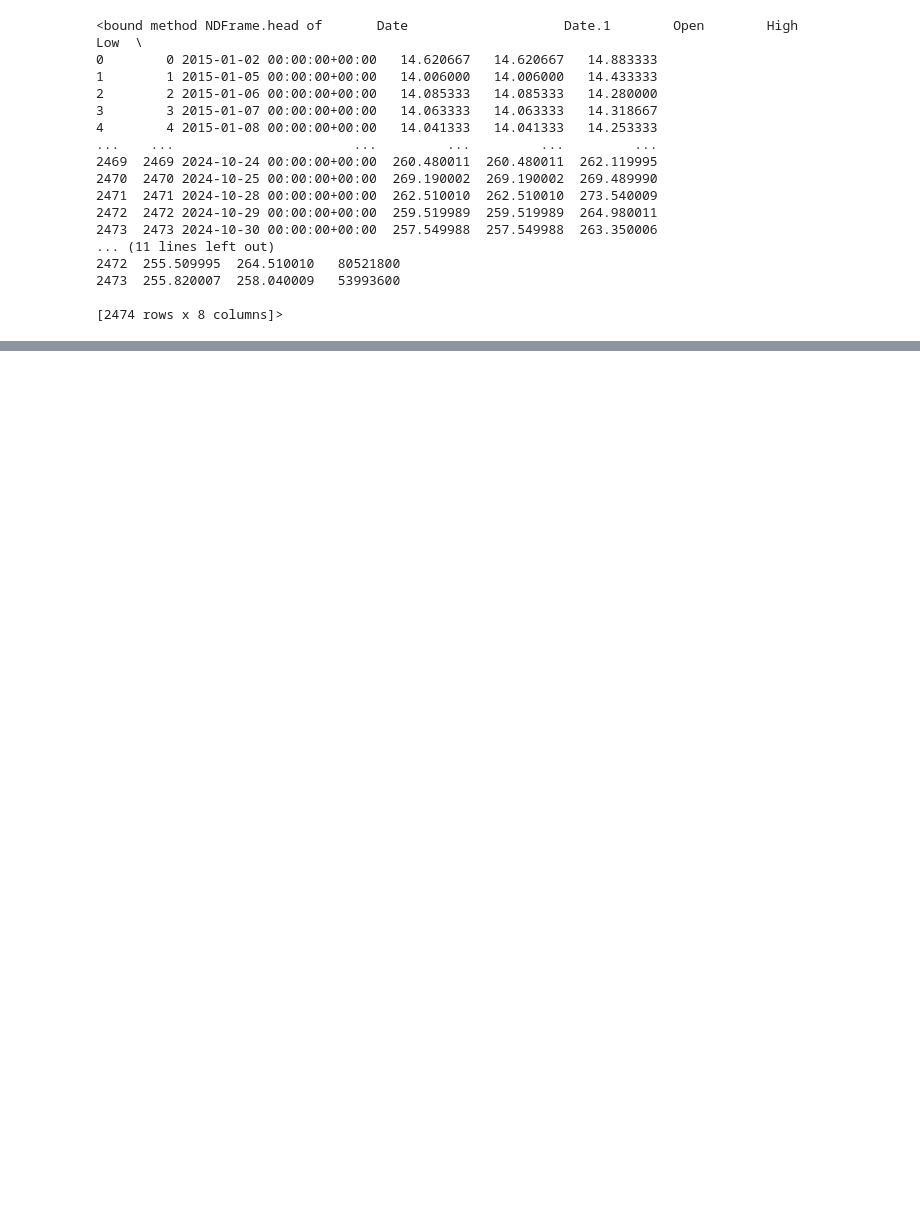
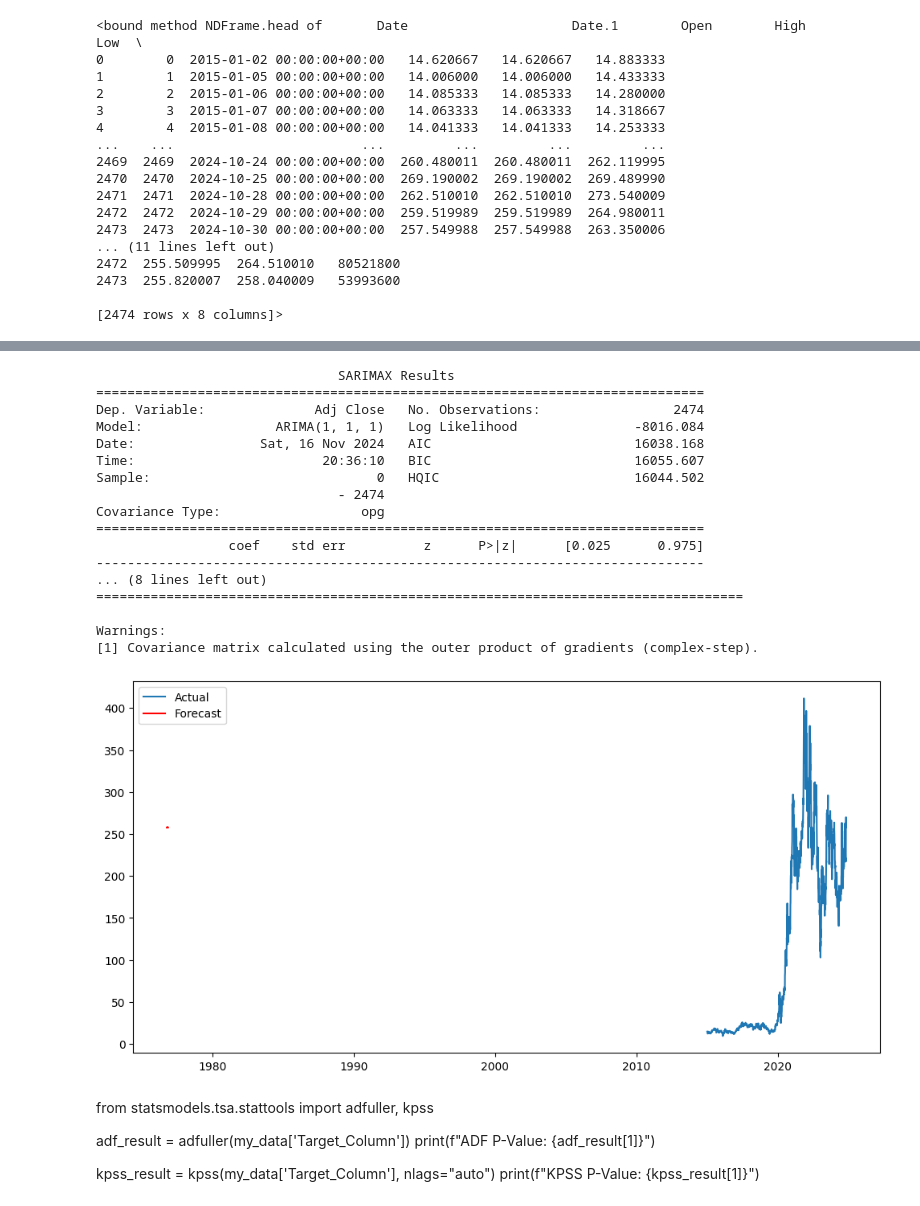
Before and after one commit to hermelawesene/GMF-portfolio-optimization--WEEK11, a Jupyter notebook: notebooks/ARIMA.ipynb, the cells around one changed output, grey strips where cells are left out. Saved outputs shown, nothing was run; the diff lists cells and outputs as text; code cells hidden in the pictures; blank space fills up the shorter version.

```diff
--- a/notebooks/ARIMA.ipynb
+++ b/notebooks/ARIMA.ipynb
@@ -47,0 +48,49 @@ KeyError: 'Date.1'
+# %%
+from statsmodels.tsa.arima.model import ARIMA
+from sklearn.metrics import mean_absolute_error, mean_squared_error
+import numpy as np
+
+# Differencing to make data stationary (if needed)
+tsla_data['Differenced'] = tsla_data['Adj Close'].diff().dropna()
+
+# Fit ARIMA model
+model = ARIMA(tsla_data['Adj Close'], order=(1, 1, 1))  # p, d, q
+arima_result = model.fit()
+
+# Forecasting
+forecast = arima_result.forecast(steps=30)  # Forecast 30 days into the future
+print(arima_result.summary())
+
+# Plot the forecast
+plt.figure(figsize=(12, 6))
+plt.plot(tsla_data['Adj Close'], label='Actual')
+plt.plot(forecast, label='Forecast', color='red')
+plt.legend()
+plt.show()
+# %% [output]
+                               SARIMAX Results
+==============================================================================
+Dep. Variable:              Adj Close   No. Observations:                 2474
+Model:                 ARIMA(1, 1, 1)   Log Likelihood               -8016.084
+Date:                Sat, 16 Nov 2024   AIC                          16038.168
+Time:                        20:36:10   BIC                          16055.607
+Sample:                             0   HQIC                         16044.502
+                               - 2474
+Covariance Type:                  opg
+==============================================================================
+                 coef    std err          z      P>|z|      [0.025      0.975]
+------------------------------------------------------------------------------
+... (8 lines left out)
+===================================================================================
+
+Warnings:
+[1] Covariance matrix calculated using the outer product of gradients (complex-step).
+[figure, added]
+# %% [markdown]
+from statsmodels.tsa.stattools import adfuller, kpss
+
+adf_result = adfuller(my_data['Target_Column'])
+print(f"ADF P-Value: {adf_result[1]}")
+
+kpss_result = kpss(my_data['Target_Column'], nlags="auto")
+print(f"KPSS P-Value: {kpss_result[1]}")
```
Also changed, not shown: parts of 3 cells of this notebook, 2 other files.
